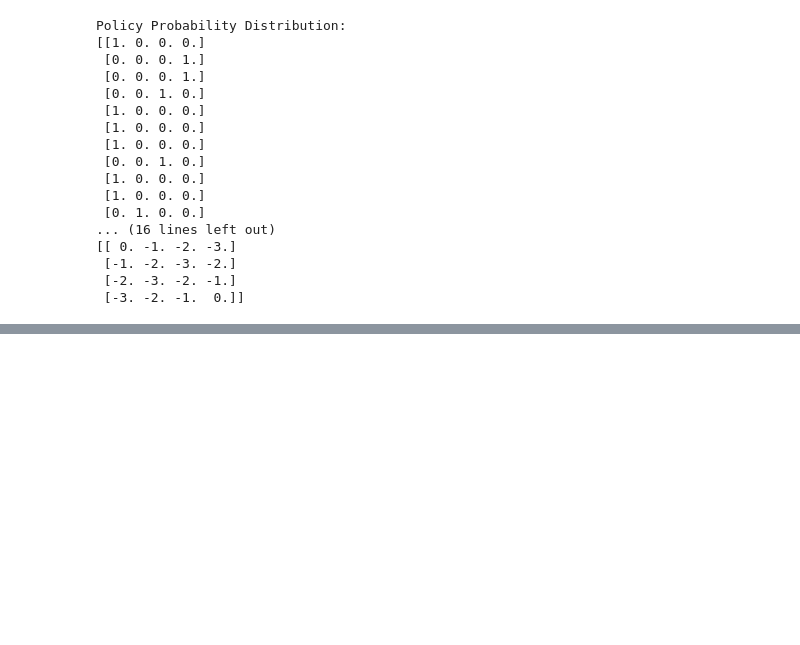
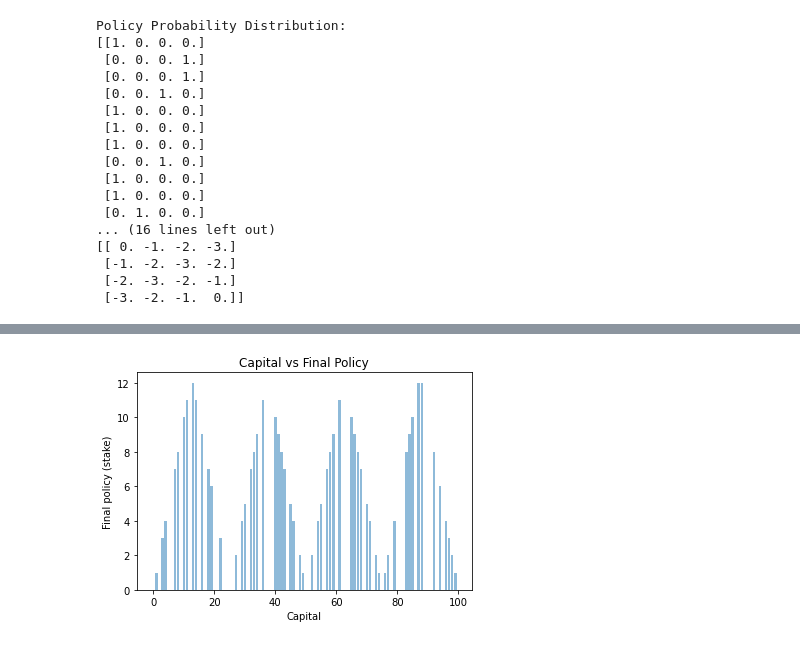
Before and after one commit to tmralmeida/road2-rl, a Jupyter notebook: tutorials/2-model-based-rl.ipynb, the cells around one changed output, grey strips where cells are left out. Cells and saved outputs as stored; diff of their text form; code cells hidden in the pictures; blank space fills up the shorter version.

```diff
--- a/tutorials/2-model-based-rl.ipynb
+++ b/tutorials/2-model-based-rl.ipynb
@@ -213,0 +306,23 @@ np.testing.assert_array_almost_equal(v, expected_v, decimal=2)
+# %%
+# Plotting Capital vs Final Policy
+
+# x axis values
+x = range(100)
+# corresponding y axis values
+y = policy
+
+# plotting the bars
+plt.bar(x, y, align='center', alpha=0.5)
+
+# naming the x axis
+plt.xlabel('Capital')
+# naming the y axis
+plt.ylabel('Final policy (stake)')
+
+# giving a title to the graph
+plt.title('Capital vs Final Policy')
+
+# function to show the plot
+plt.show()
+# %% [output]
+[figure, added]
```
Also changed, not shown: parts of 10 cells of this notebook.
